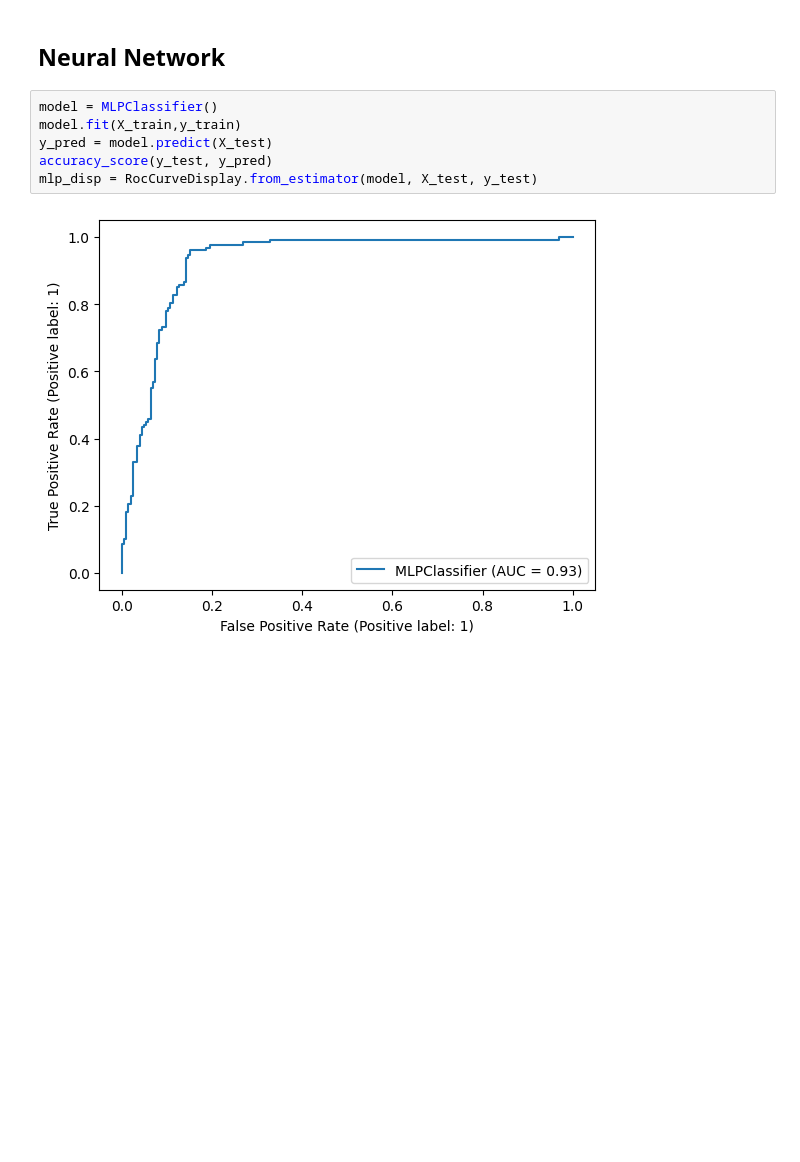
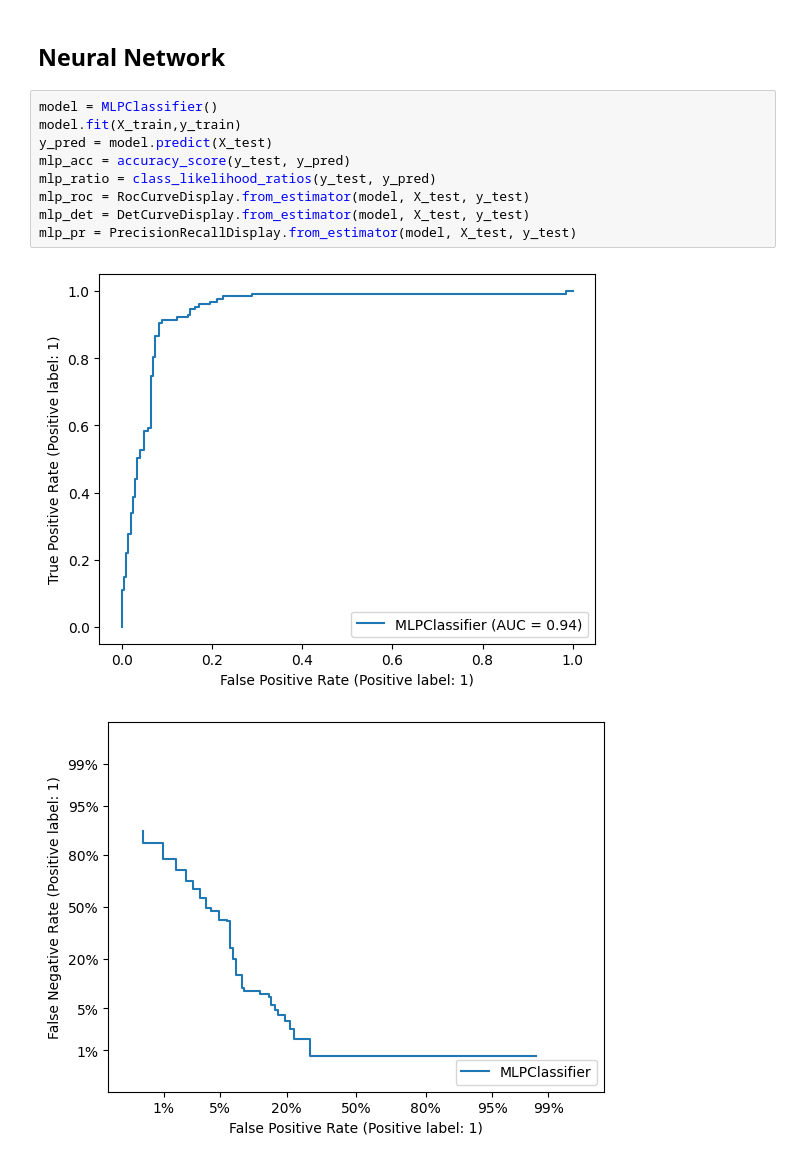
Before and after one commit to max-barker/comp5013-project, a Jupyter notebook: workbook.ipynb, the cells around one changed output. Saved outputs shown, nothing was run; the diff lists cells and outputs as text; blank space fills up the shorter version.

```diff
--- a/workbook.ipynb
+++ b/workbook.ipynb
@@ -283,8 +304,12 @@ svc_disp = RocCurveDisplay.from_estimator(model, X_test, y_test)
 # %%
 model = MLPClassifier()
 model.fit(X_train,y_train)
 y_pred = model.predict(X_test)
-accuracy_score(y_test, y_pred)
-mlp_disp = RocCurveDisplay.from_estimator(model, X_test, y_test)
+mlp_acc = accuracy_score(y_test, y_pred)
+mlp_ratio = class_likelihood_ratios(y_test, y_pred)
+mlp_roc = RocCurveDisplay.from_estimator(model, X_test, y_test)
+mlp_det = DetCurveDisplay.from_estimator(model, X_test, y_test)
+mlp_pr = PrecisionRecallDisplay.from_estimator(model, X_test, y_test)
 # %% [output]
-[figure, old version]
+[figure, new version]
+[figure, added]
```
Also changed, not shown: parts of 9 cells of this notebook.
